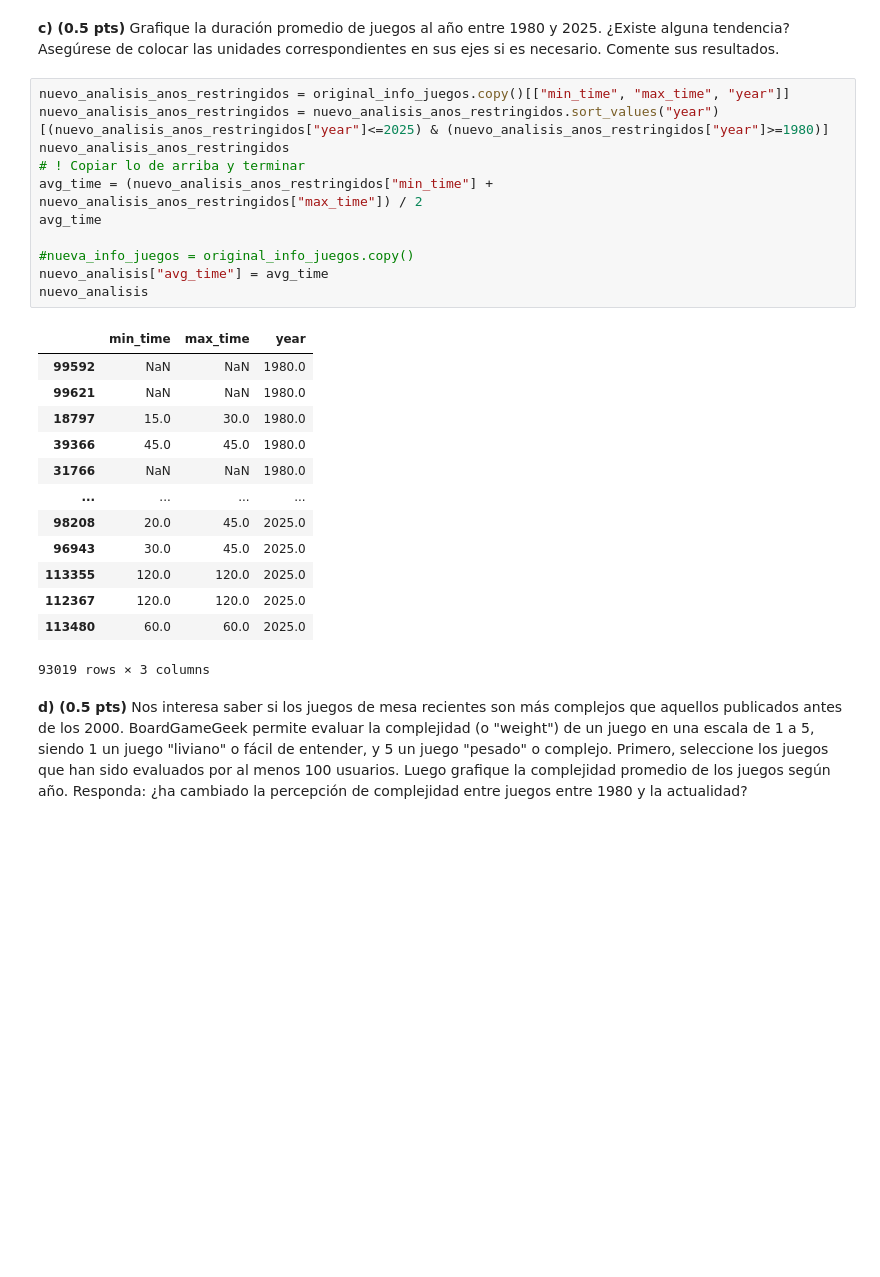
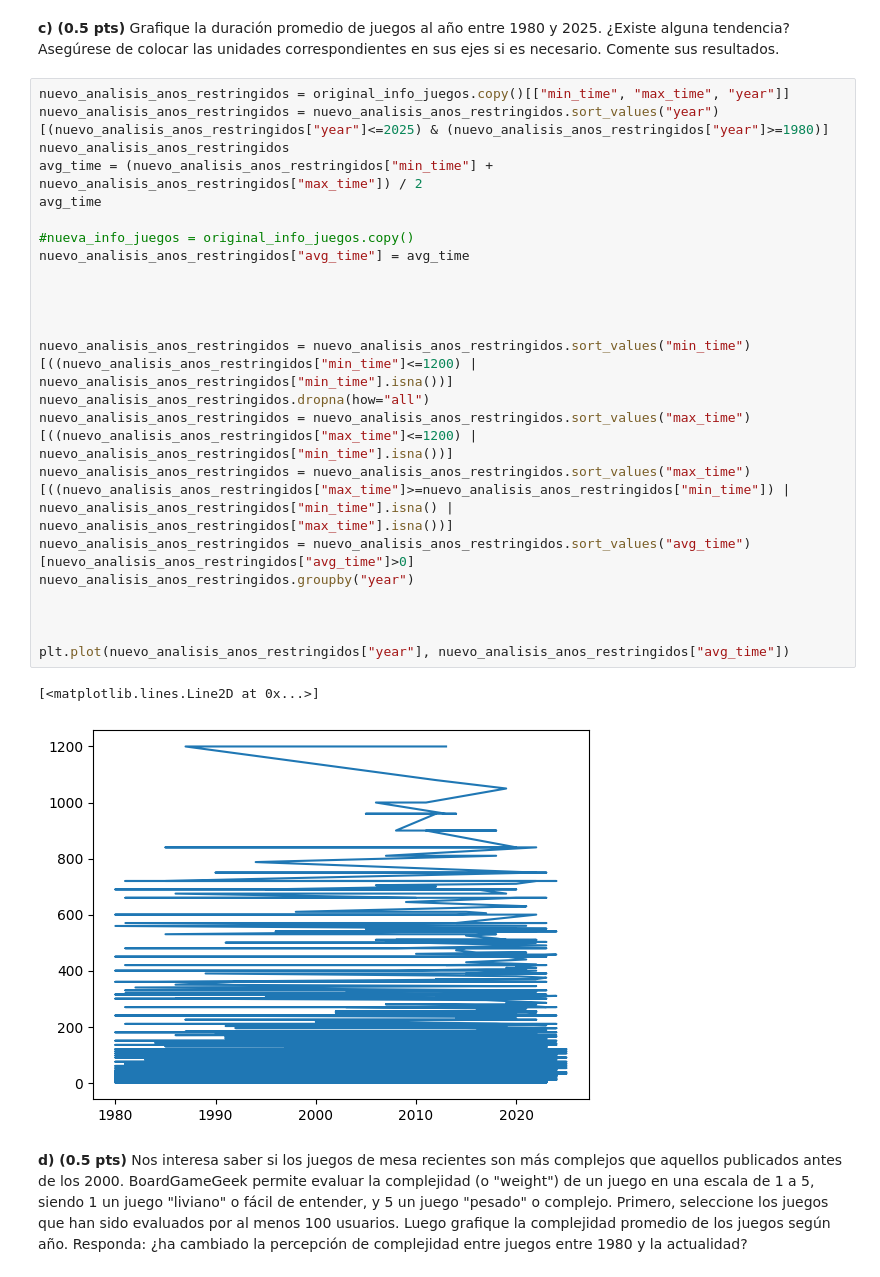
Before and after one commit to Cristobal-Lyon-Diaz/IMT2200-Cristobal-Lyon, a Jupyter notebook: Tarea 01/IMT2200-25s2 - Tarea 01.ipynb, the cells around one changed output. Saved outputs shown, nothing was run; the diff lists cells and outputs as text; blank space fills up the shorter version.

```diff
--- a/Tarea 01/IMT2200-25s2 - Tarea 01.ipynb
+++ b/Tarea 01/IMT2200-25s2 - Tarea 01.ipynb
@@ -238,28 +238,29 @@ nuevo_analisis
 # %%
 nuevo_analisis_anos_restringidos = original_info_juegos.copy()[["min_time", "max_time", "year"]]
 nuevo_analisis_anos_restringidos = nuevo_analisis_anos_restringidos.sort_values("year")[(nuevo_analisis_anos_restringidos["year"]<=2025) & (nuevo_analisis_anos_restringidos["year"]>=1980)]
 nuevo_analisis_anos_restringidos
-# ! Copiar lo de arriba y terminar
 avg_time = (nuevo_analisis_anos_restringidos["min_time"] + nuevo_analisis_anos_restringidos["max_time"]) / 2
 avg_time
 
 #nueva_info_juegos = original_info_juegos.copy()
-nuevo_analisis["avg_time"] = avg_time
-nuevo_analisis
+nuevo_analisis_anos_restringidos["avg_time"] = avg_time
+
+
+
+
+nuevo_analisis_anos_restringidos = nuevo_analisis_anos_restringidos.sort_values("min_time")[((nuevo_analisis_anos_restringidos["min_time"]<=1200) | nuevo_analisis_anos_restringidos["min_time"].isna())]
+nuevo_analisis_anos_restringidos.dropna(how="all")
+nuevo_analisis_anos_restringidos = nuevo_analisis_anos_restringidos.sort_values("max_time")[((nuevo_analisis_anos_restringidos["max_time"]<=1200) | nuevo_analisis_anos_restringidos["min_time"].isna())]
+nuevo_analisis_anos_restringidos = nuevo_analisis_anos_restringidos.sort_values("max_time")[((nuevo_analisis_anos_restringidos["max_time"]>=nuevo_analisis_anos_restringidos["min_time"]) | nuevo_analisis_anos_restringidos["min_time"].isna() | nuevo_analisis_anos_restringidos["max_time"].isna())]
+nuevo_analisis_anos_restringidos = nuevo_analisis_anos_restringidos.sort_values("avg_time")[nuevo_analisis_anos_restringidos["avg_time"]>0]
+nuevo_analisis_anos_restringidos.groupby("year")
+
+
+
+plt.plot(nuevo_analisis_anos_restringidos["year"], nuevo_analisis_anos_restringidos["avg_time"])
 # %% [output]
-|  | min_time | max_time | year |
-| 99592 | NaN | NaN | 1980.0 |
-| 99621 | NaN | NaN | 1980.0 |
-| 18797 | 15.0 | 30.0 | 1980.0 |
-| 39366 | 45.0 | 45.0 | 1980.0 |
-| 31766 | NaN | NaN | 1980.0 |
-| ... | ... | ... | ... |
-| 98208 | 20.0 | 45.0 | 2025.0 |
-| 96943 | 30.0 | 45.0 | 2025.0 |
-| 113355 | 120.0 | 120.0 | 2025.0 |
-| 112367 | 120.0 | 120.0 | 2025.0 |
-| 113480 | 60.0 | 60.0 | 2025.0 |
-93019 rows × 3 columns
+[<matplotlib.lines.Line2D at 0x...>]
+[figure, added]
 # %% [markdown]
 **d) (0.5 pts)** Nos interesa saber si los juegos de mesa recientes son más complejos que aquellos publicados antes de los 2000. BoardGameGeek permite evaluar la complejidad (o "weight") de un juego en una escala de 1 a 5, siendo 1 un juego "liviano" o fácil de entender, y 5 un juego "pesado" o complejo. Primero, seleccione los juegos que han sido evaluados por al menos 100 usuarios. Luego grafique la complejidad promedio de los juegos según año. Responda: ¿ha cambiado la percepción de complejidad entre juegos entre 1980 y la actualidad?
 # %% [markdown]
```
